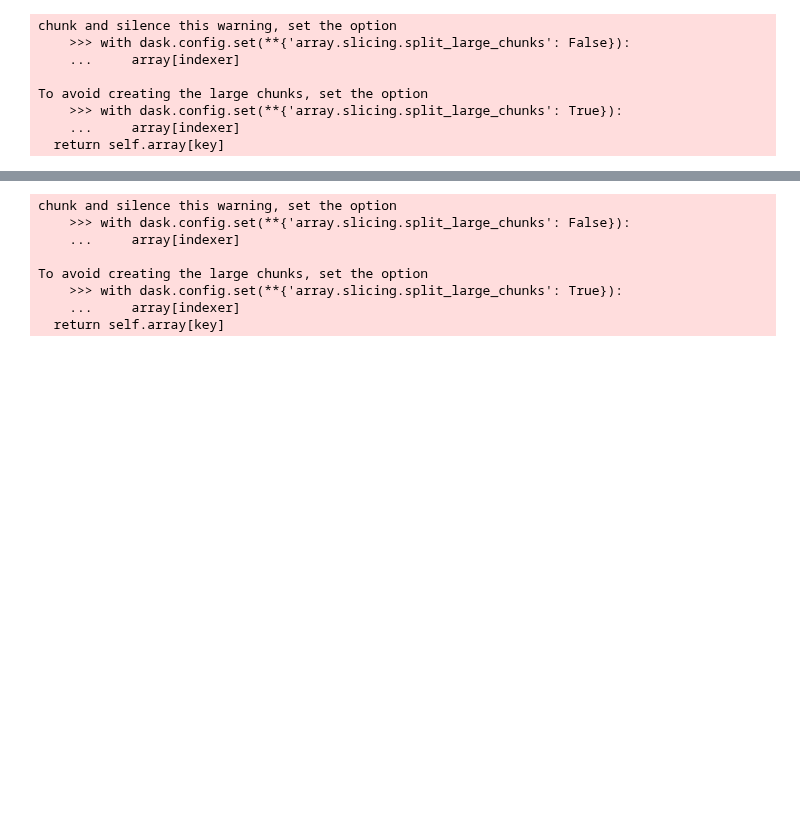
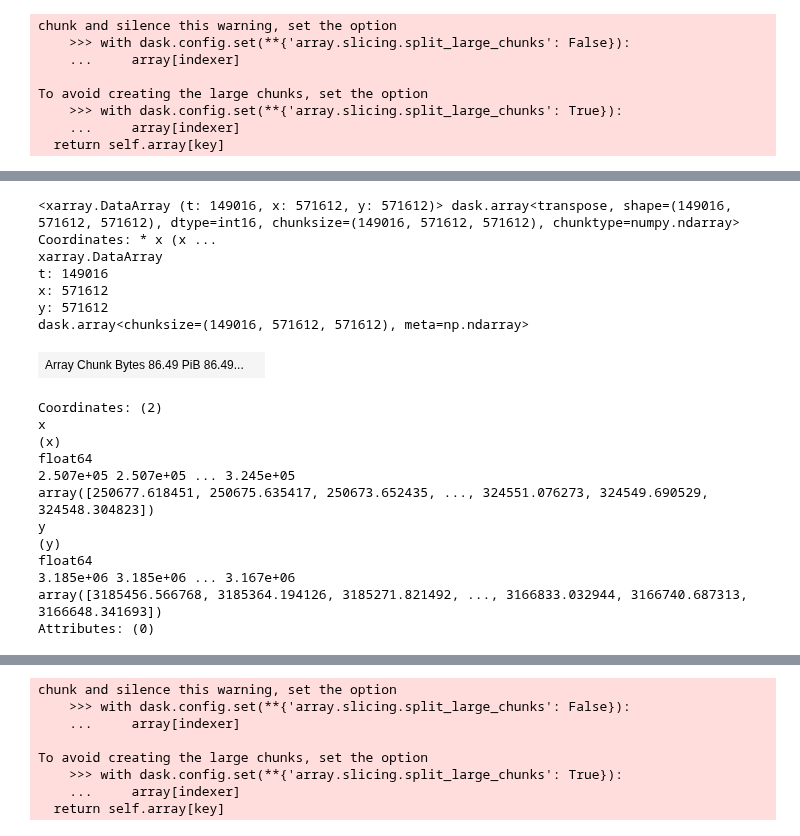
Before and after one commit to jacobqs/MST-Himalaya, a Jupyter notebook: notebooks/topo.ipynb, the cells around one changed output, grey strips where cells are left out. Cells and saved outputs as stored; diff of their text form; code cells hidden in the pictures; blank space fills up the shorter version.

```diff
--- a/notebooks/topo.ipynb
+++ b/notebooks/topo.ipynb
@@ -81,0 +159,46 @@ df['y'] = y
+# %%
+ds_new = ds_new.assign_coords(dict(x = (['cn'], x), y = (['cn'], y), cn = (['cn'], cn)))
+# %%
+# create new dataset with x and y coordinates
+new_dataset = xr.Dataset(coords={'x': x, 'y': y})
+# %%
+# define function to map data onto new dataset
+def map_data(data, x, y, cn):
+    # perform mapping here
+    return mapped_data
+# %%
+# apply function to Xarray dataset
+mapped_data = xr.apply_ufunc(
+    map_data,
+    ds_new['T_cn'],
+    new_dataset['x'],
+    new_dataset['y'],
+    ds_new['cn'],
+    input_core_dims=[['t', 'cn'], ['x'], ['y'], ['cn']],
+    output_core_dims=[['t', 'x', 'y']],
+    dask='parallelized',
+    output_dtypes=[ds_new['T_cn'].dtype],
+    output_sizes={'x': len(x), 'y': len(y)}
+)
+# %%
+mapped_data
+# %% [output]
+<xarray.DataArray (t: 149016, x: 571612, y: 571612)> dask.array<transpose, shape=(149016, 571612, 571612), dtype=int16, chunksize=(149016, 571612, 571612), chunktype=numpy.ndarray> Coordinates: * x (x ...
+xarray.DataArray
+t: 149016
+x: 571612
+y: 571612
+dask.array<chunksize=(149016, 571612, 571612), meta=np.ndarray>
+| Array Chunk Bytes 86.49 PiB 86.49... |  |
+Coordinates: (2)
+x
+(x)
+float64
+2.507e+05 2.507e+05 ... 3.245e+05
+array([250677.618451, 250675.635417, 250673.652435, ..., 324551.076273, 324549.690529, 324548.304823])
+y
+(y)
+float64
+3.185e+06 3.185e+06 ... 3.167e+06
+array([3185456.566768, 3185364.194126, 3185271.821492, ..., 3166833.032944, 3166740.687313, 3166648.341693])
+Attributes: (0)
```
Also changed, not shown: parts of 46 cells of this notebook.
